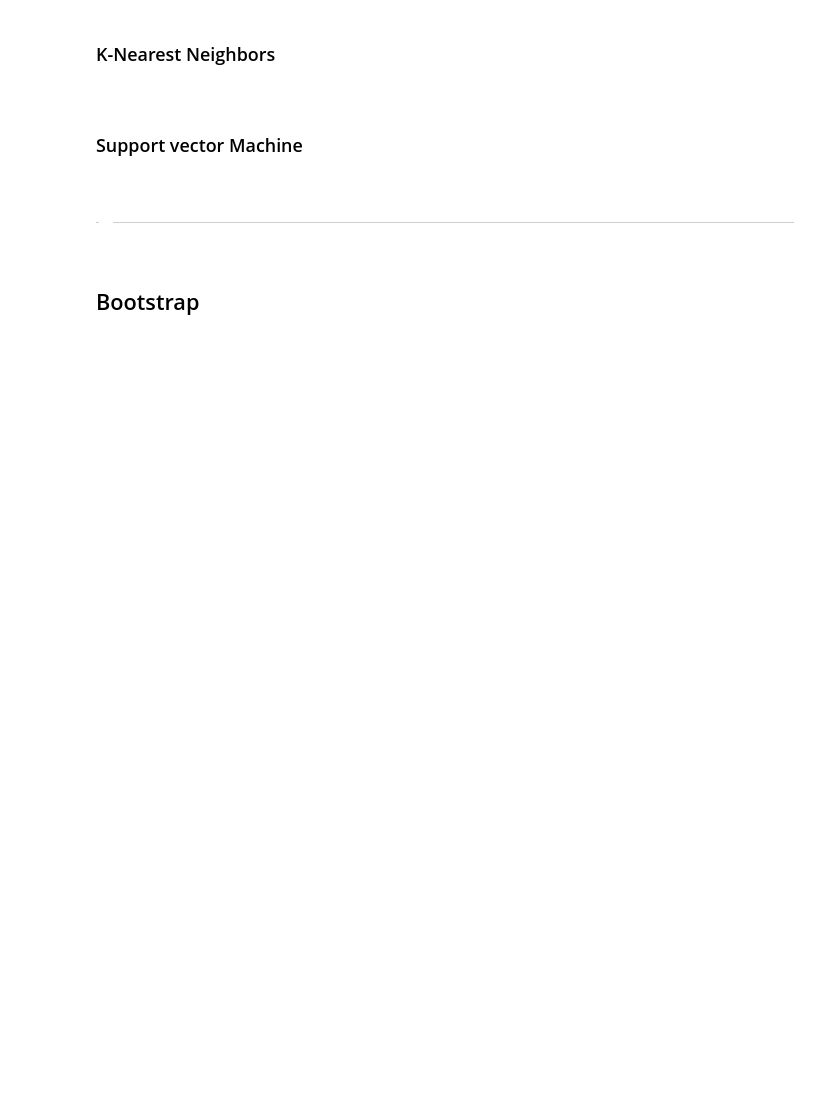
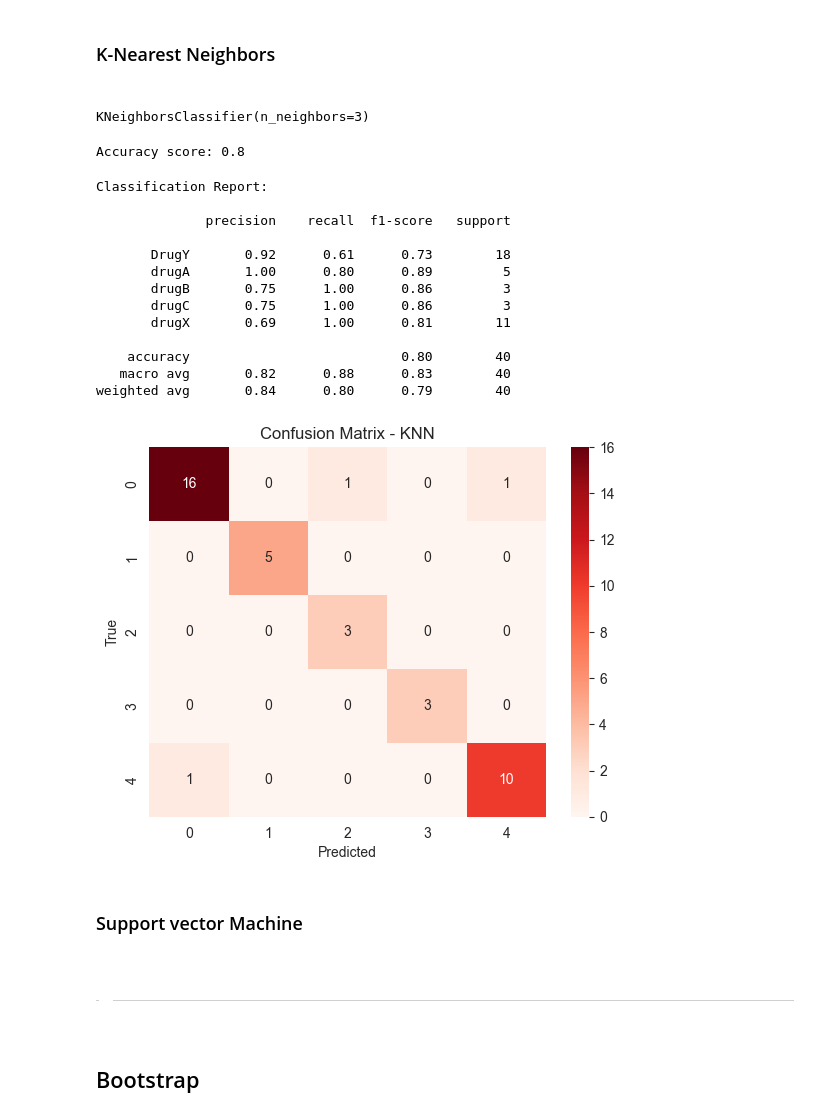
Before and after one commit to yashdeshpandex1/drug_classification, a Jupyter notebook: drug_classification.ipynb, the cells around one changed output. Saved outputs shown, nothing was run; the diff lists cells and outputs as text; code cells hidden in the pictures; blank space fills up the shorter version.

```diff
--- a/drug_classification.ipynb
+++ b/drug_classification.ipynb
@@ -408,5 +451,41 @@ Here, logistic regression had the same accuracy as LDA of order 2.
 # %% [markdown]
 <h3> K-Nearest Neighbors <h3>
+# %%
+KNN = KNeighborsClassifier(n_neighbors=3)
+KNN.fit(X_train_scaled, y_train)
+# %% [output]
+KNeighborsClassifier(n_neighbors=3)
+# %%
+y_pred_KNN = KNN.predict(X_test_scaled)
+print(f"Accuracy score: {accuracy_score(y_test, y_pred_KNN)}")
+# %% [output]
+Accuracy score: 0.8
+# %%
+print("Classification Report:\n")
+print(classification_report(y_test, y_pred_KNN))
+
+# Confusion matrix
+cm = confusion_matrix(y_test, y_pred_log_reg)
+sns.heatmap(cm, annot=True, fmt='d', cmap='Reds')
+plt.xlabel('Predicted')
+plt.ylabel('True')
+plt.title('Confusion Matrix - KNN')
+plt.show()
+# %% [output]
+Classification Report:
+
+              precision    recall  f1-score   support
+
+       DrugY       0.92      0.61      0.73        18
+       drugA       1.00      0.80      0.89         5
+       drugB       0.75      1.00      0.86         3
+       drugC       0.75      1.00      0.86         3
+       drugX       0.69      1.00      0.81        11
+
+    accuracy                           0.80        40
+   macro avg       0.82      0.88      0.83        40
+weighted avg       0.84      0.80      0.79        40
+[figure, added]
 # %% [markdown]
 <h3> Support vector Machine <h3>
 # %% [markdown]
```
Also changed, not shown: parts of 13 cells of this notebook.
